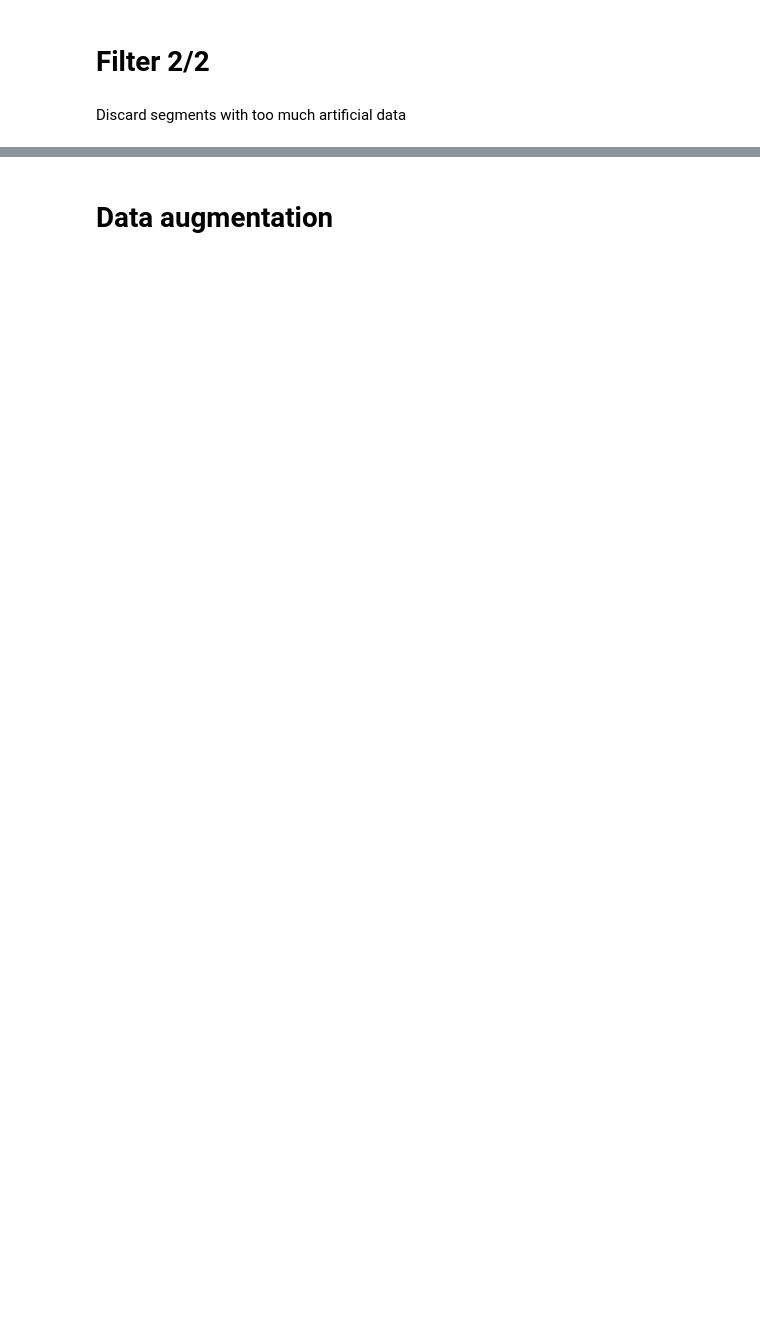
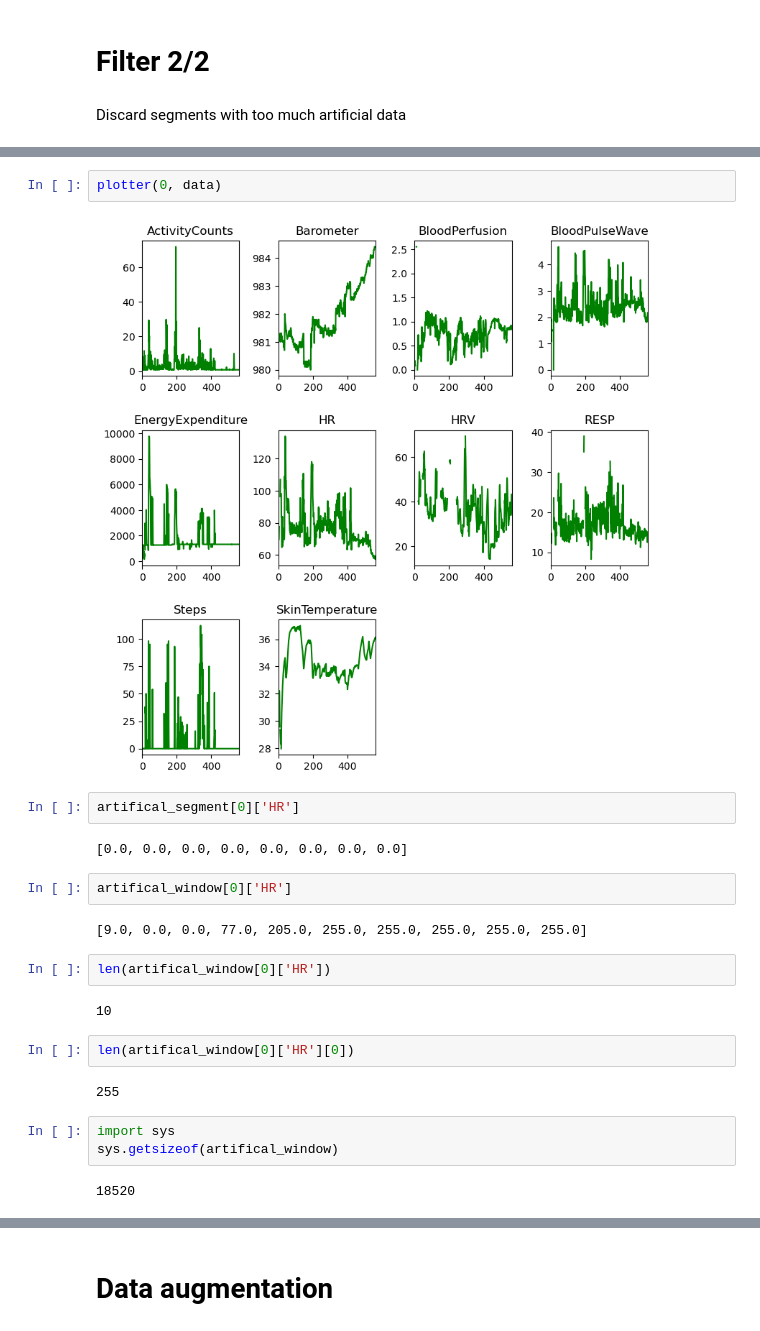
Before and after one commit to Yahnnosh/Sensor-Based-Modeling-of-Fatigue-Using-Transformer-Model, a Jupyter notebook: preproc_data_V3.ipynb, the cells around one changed output, grey strips where cells are left out. Cells and saved outputs as stored; diff of their text form; blank space fills up the shorter version.

```diff
--- a/preproc_data_V3.ipynb
+++ b/preproc_data_V3.ipynb
@@ -421,0 +542,25 @@ Discard segments with too much artificial data
+# %%
+plotter(0, data)
+# %% [output]
+[figure, added]
+# %%
+artifical_segment[0]['HR']
+# %% [output]
+[0.0, 0.0, 0.0, 0.0, 0.0, 0.0, 0.0, 0.0]
+# %%
+artifical_window[0]['HR']
+# %% [output]
+[9.0, 0.0, 0.0, 77.0, 205.0, 255.0, 255.0, 255.0, 255.0, 255.0]
+# %%
+len(artifical_window[0]['HR'])
+# %% [output]
+10
+# %%
+len(artifical_window[0]['HR'][0])
+# %% [output]
+255
+# %%
+import sys
+sys.getsizeof(artifical_window)
+# %% [output]
+18520
```
Also changed, not shown: parts of 16 cells of this notebook.
